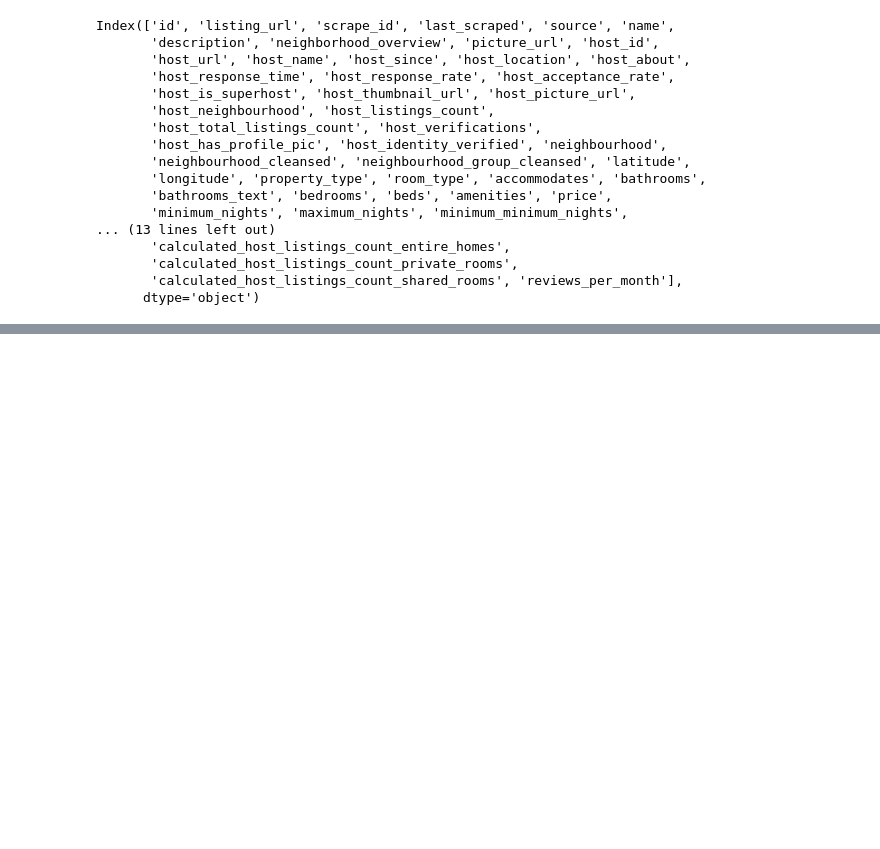
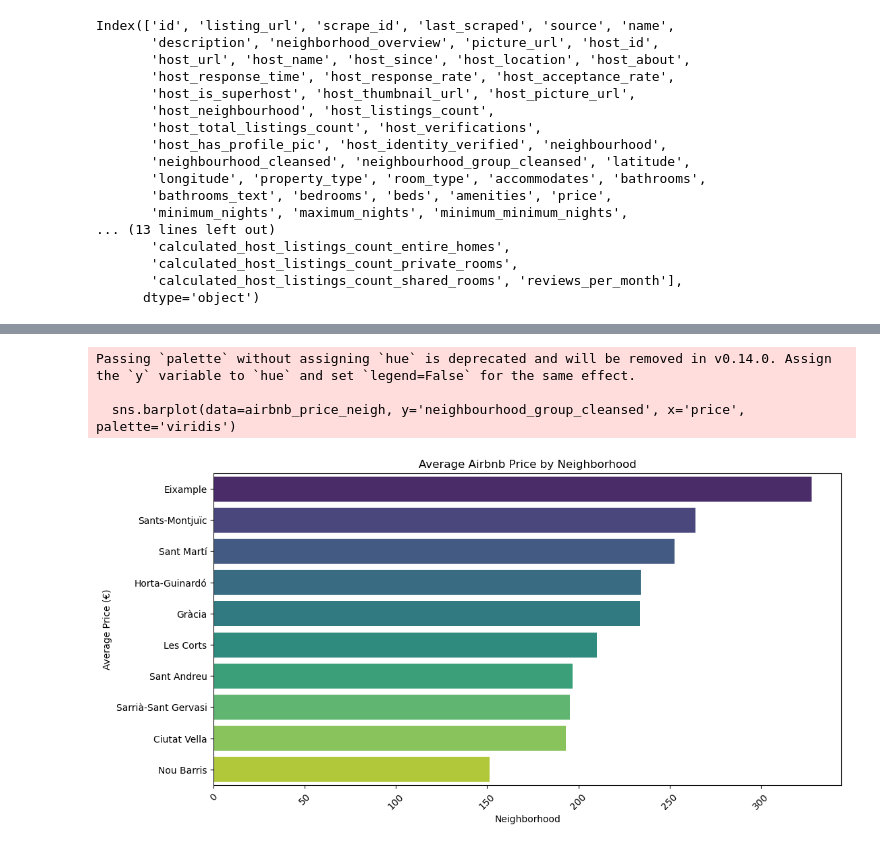
Before and after one commit to GuiHaasBR/final_project, a Jupyter notebook: notebooks/bcn_airbnb.ipynb, the cells around one changed output, grey strips where cells are left out. Saved outputs shown, nothing was run; the diff lists cells and outputs as text; code cells hidden in the pictures; blank space fills up the shorter version.

```diff
--- a/notebooks/bcn_airbnb.ipynb
+++ b/notebooks/bcn_airbnb.ipynb
@@ -168,0 +96,2 @@ infos = df[['id','neighbourhood_cleansed'
+# %%
+df = df2[['id','neighbourhood_group_cleansed','property_type','room_type','accommodates','bathrooms','bedrooms','price']]
@@ -168,0 +107,2 @@ infos = df[['id','neighbourhood_cleansed'
+# %%
+df = df[df['property_type'] == 'Entire rental unit']
@@ -168,0 +152,19 @@ infos = df[['id','neighbourhood_cleansed'
+# %%
+dfs_neighs = []
+
+for neighbourhood in df['neighbourhood_group_cleansed'].unique():
+    df_neigh = df[df['neighbourhood_group_cleansed'] == neighbourhood].copy()
+
+    # Garantir que price seja numérico
+    df_neigh['price'] = (
+        df_neigh['price']
+        .replace(r'[\$,]', '', regex=True)
+        .astype(float)
+    )
+
+    df_neigh['bathrooms'] = df_neigh.groupby('bedrooms')['bathrooms'].transform(lambda x: x.fillna(x.mean()))
+    df_neigh['price'] = df_neigh.groupby('bedrooms')['price'].transform(lambda x: x.fillna(x.mean()))
+
+    dfs_neighs.append(df_neigh)
+
+df_clean = pd.concat(dfs_neighs, ignore_index=True)
@@ -168,0 +183,2 @@ infos = df[['id','neighbourhood_cleansed'
+# %%
+df_clean =  df_clean.dropna(subset=['price'])
@@ -168,0 +210,16 @@ infos = df[['id','neighbourhood_cleansed'
+# %%
+airbnb_price_neigh = df_clean.groupby('neighbourhood_group_cleansed')['price'].mean().reset_index().sort_values(by='price',ascending=False)
+
+plt.figure(figsize=(12,6))
+sns.barplot(data=airbnb_price_neigh, y='neighbourhood_group_cleansed', x='price', palette='viridis')
+plt.xticks(rotation=45)
+plt.title('Average Airbnb Price by Neighborhood')
+plt.ylabel('Average Price (€)')
+plt.xlabel('Neighborhood')
+#plt.savefig(r"..\figures\price_per_neighb_airbnb.png")
+plt.show()
+# %% [output]
+Passing `palette` without assigning `hue` is deprecated and will be removed in v0.14.0. Assign the `y` variable to `hue` and set `legend=False` for the same effect.
+
+  sns.barplot(data=airbnb_price_neigh, y='neighbourhood_group_cleansed', x='price', palette='viridis')
+[figure, added]
```
Also changed, not shown: parts of 37 cells of this notebook, 11 other files.
